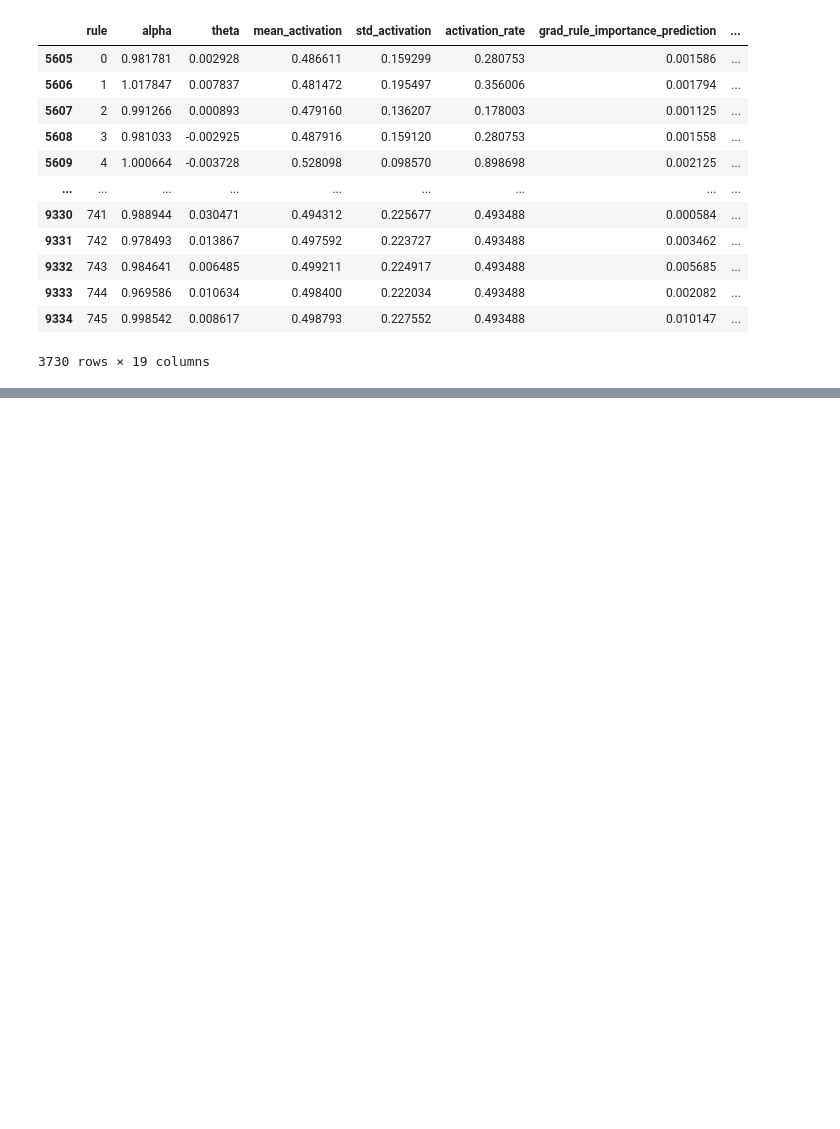
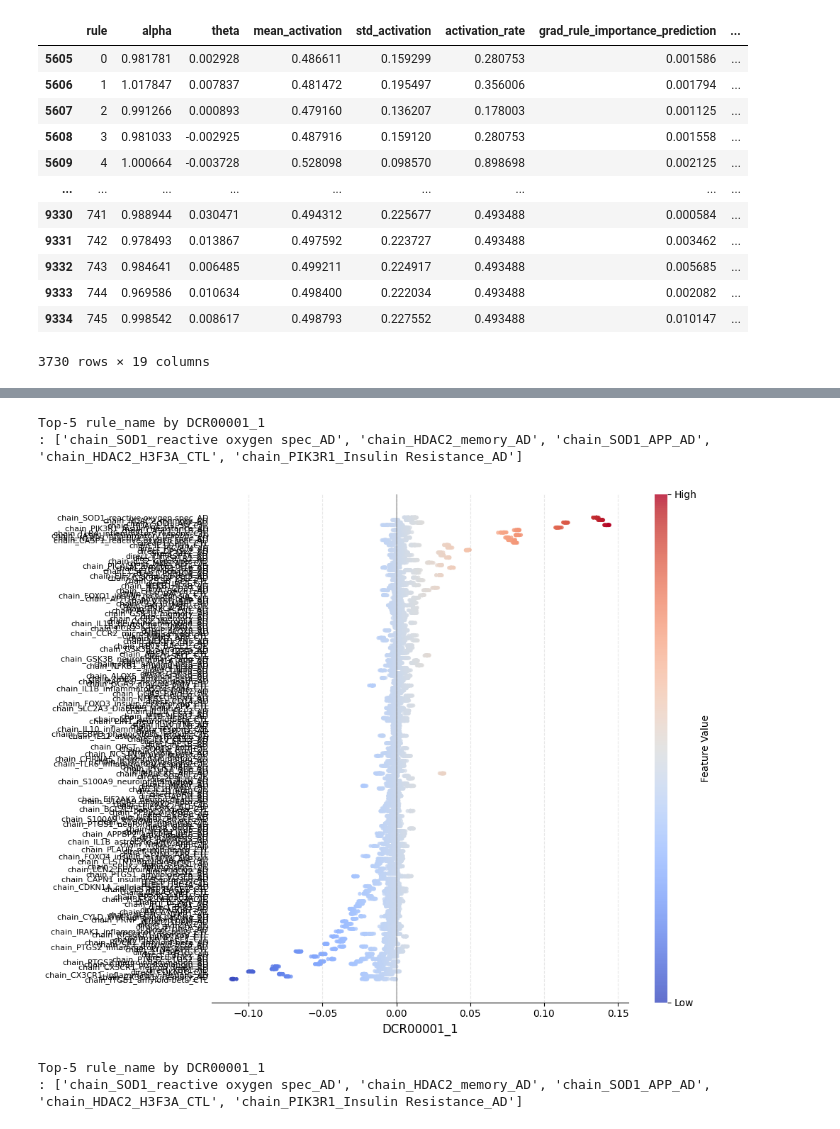
Before and after one commit to Xiaoxuan-Yu-ty/HybridKG, a Jupyter notebook: nesy_gnn/rule_analysis.ipynb, the cells around one changed output, grey strips where cells are left out. Saved outputs shown, nothing was run; the diff lists cells and outputs as text; code cells hidden in the pictures; blank space fills up the shorter version.

```diff
--- a/nesy_gnn/rule_analysis.ipynb
+++ b/nesy_gnn/rule_analysis.ipynb
@@ -1193,0 +1264,16 @@ Top-5 rule_name by Integrated_Gradient_importance(pred_label)
+# %%
+backbone = 'GAT'
+dataset = 'ANMerge'
+k = 4
+model_type = "FuzzyGAT_direct_rules"
+per_sample_rule_attribution(df_samples=df_samples, dataset=dataset, k= k, model_type=model_type,
+                            x_col='DCR00001_1',interpolate=True)
+
+per_sample_rule_attribution(df_samples=df_samples, dataset=dataset, k= k, model_type=model_type,
+                            x_col='DCR00001_1',interpolate=False)
+# %% [output]
+Top-5 rule_name by DCR00001_1
+: ['chain_SOD1_reactive oxygen spec_AD', 'chain_HDAC2_memory_AD', 'chain_SOD1_APP_AD', 'chain_HDAC2_H3F3A_CTL', 'chain_PIK3R1_Insulin Resistance_AD']
+[figure, added]
+Top-5 rule_name by DCR00001_1
+: ['chain_SOD1_reactive oxygen spec_AD', 'chain_HDAC2_memory_AD', 'chain_SOD1_APP_AD', 'chain_HDAC2_H3F3A_CTL', 'chain_PIK3R1_Insulin Resistance_AD']
```
Also changed, not shown: parts of 15 cells of this notebook, 6 other files.
